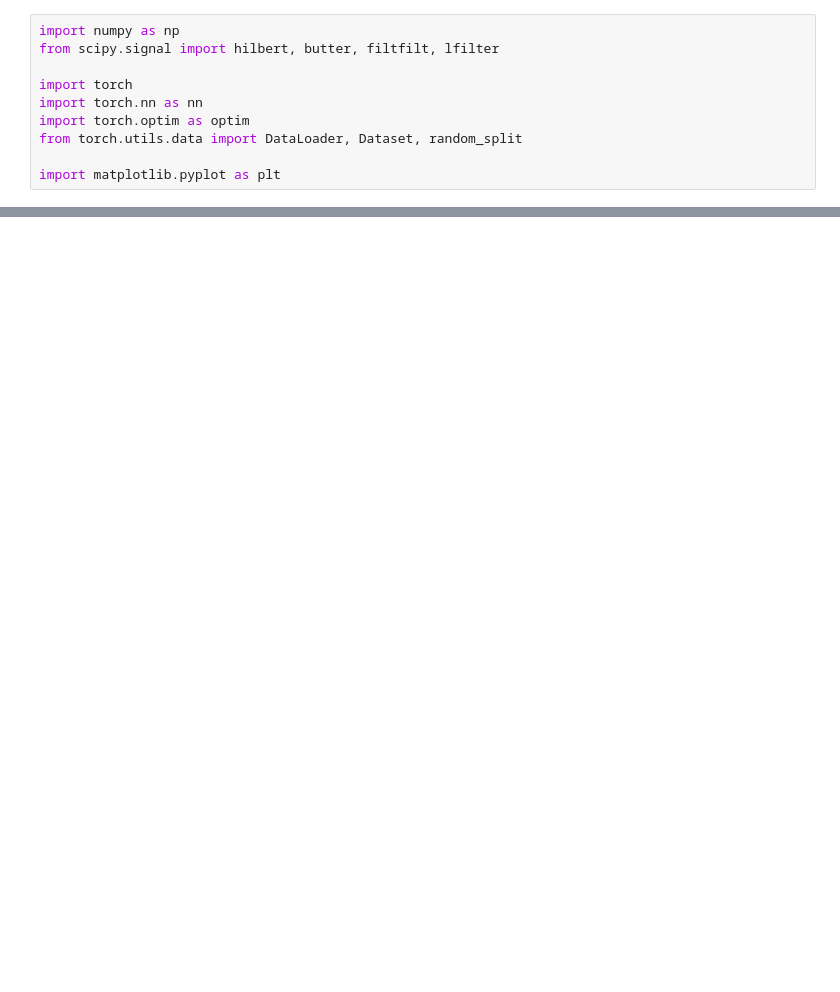
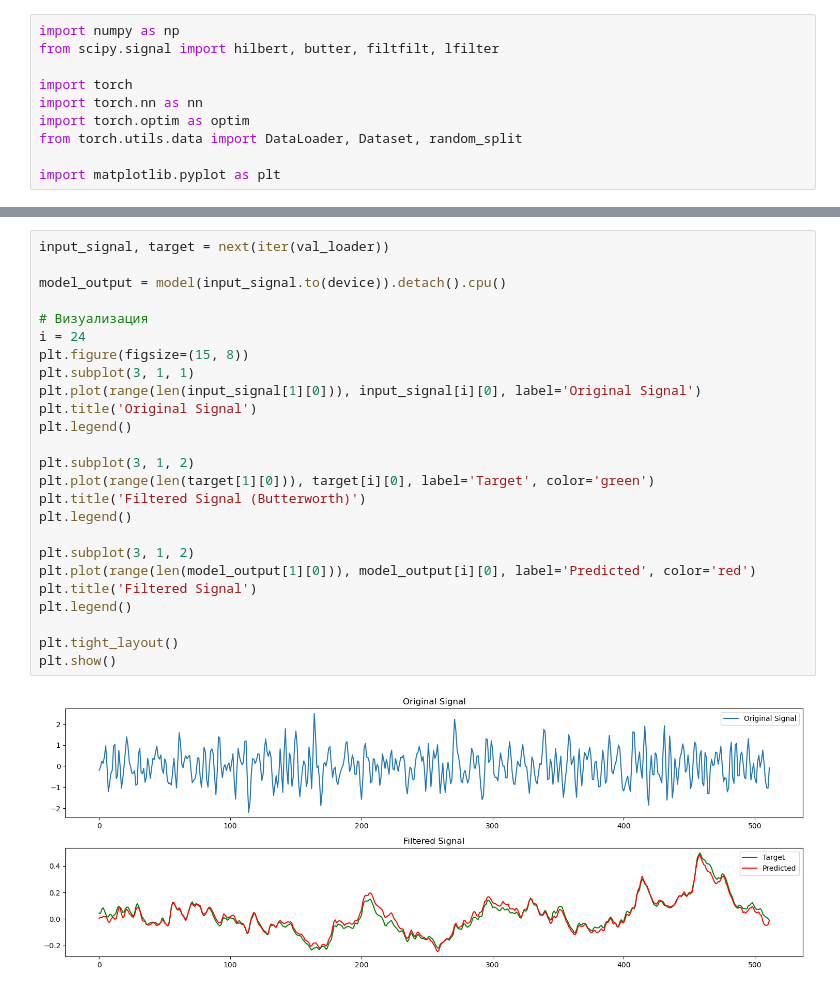
Before and after one commit to Fedoration/emg-virtual, a Jupyter notebook: notebooks/gen_data_exp.ipynb, the cells around one changed output, grey strips where cells are left out. Drawn from its saved outputs; the diff is of its cells as text; blank space fills up the shorter version.

```diff
--- a/notebooks/gen_data_exp.ipynb
+++ b/notebooks/gen_data_exp.ipynb
@@ -1320,0 +226,27 @@ torch.split(arr, [delta1, delta2], dim=0)[0]
+# %%
+input_signal, target = next(iter(val_loader))
+
+model_output = model(input_signal.to(device)).detach().cpu()
+
+# Визуализация
+i = 24
+plt.figure(figsize=(15, 8))
+plt.subplot(3, 1, 1)
+plt.plot(range(len(input_signal[1][0])), input_signal[i][0], label='Original Signal')
+plt.title('Original Signal')
+plt.legend()
+
+plt.subplot(3, 1, 2)
+plt.plot(range(len(target[1][0])), target[i][0], label='Target', color='green')
+plt.title('Filtered Signal (Butterworth)')
+plt.legend()
+
+plt.subplot(3, 1, 2)
+plt.plot(range(len(model_output[1][0])), model_output[i][0], label='Predicted', color='red')
+plt.title('Filtered Signal')
+plt.legend()
+
+plt.tight_layout()
+plt.show()
+# %% [output]
+[figure, added]
```
Also changed, not shown: parts of 34 cells of this notebook, 2 other files.
